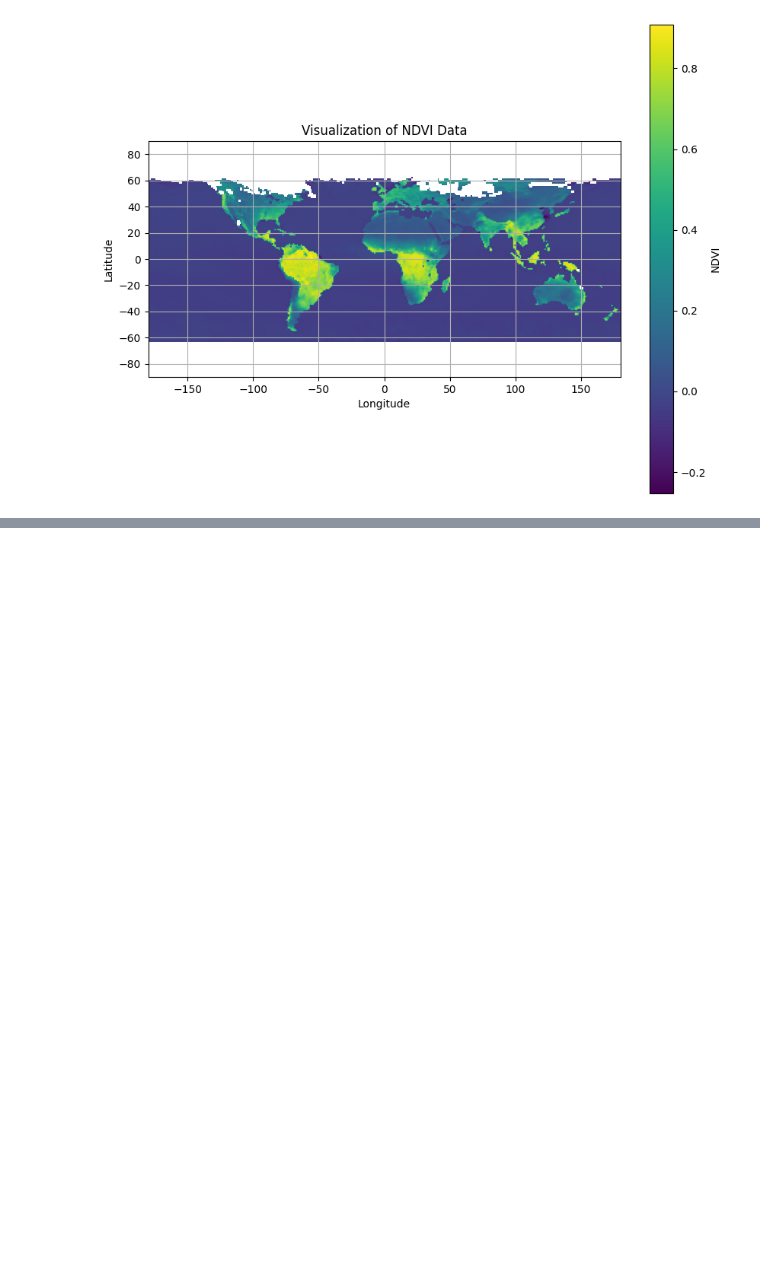
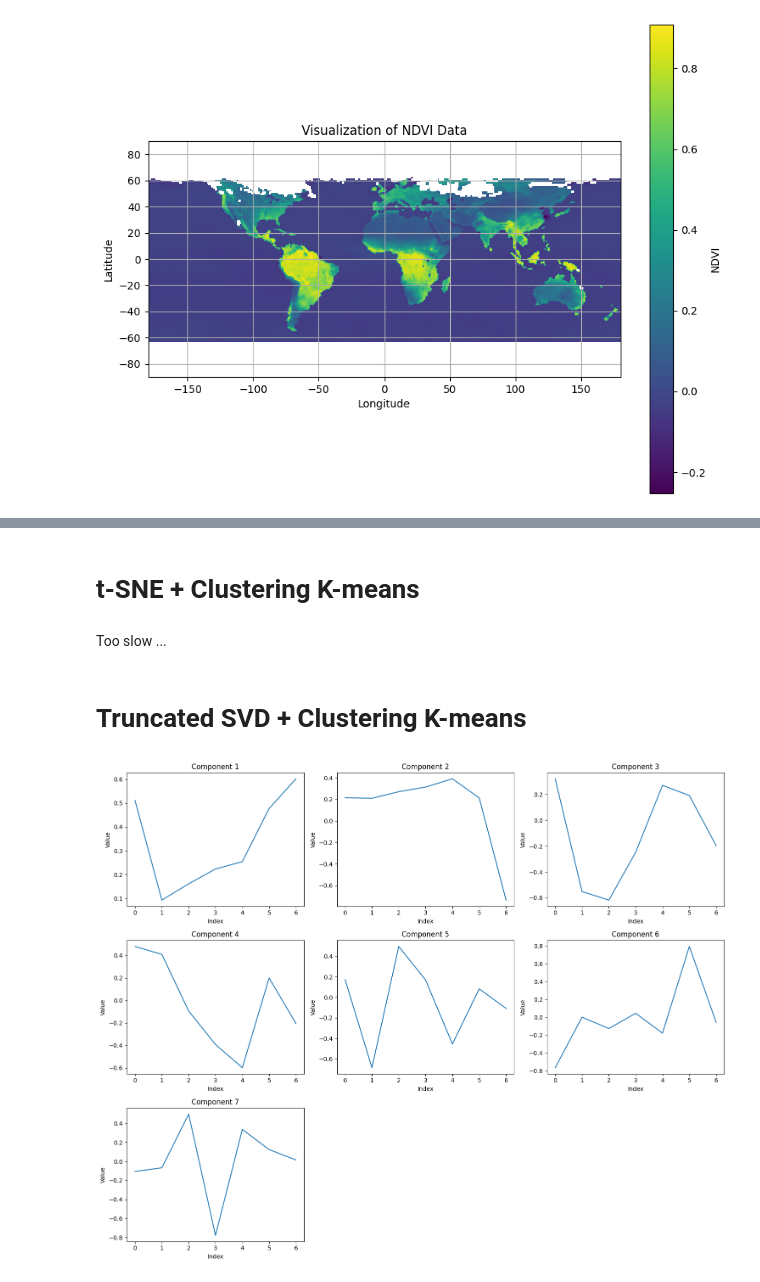
Before and after one commit to mathiswauquiez/GRASPSatelliteLandTypeClustering, a Jupyter notebook: MARIADASS_notebook.ipynb, the cells around one changed output, grey strips where cells are left out. Saved outputs shown, nothing was run; the diff lists cells and outputs as text; code cells hidden in the pictures; blank space fills up the shorter version.

```diff
--- a/MARIADASS_notebook.ipynb
+++ b/MARIADASS_notebook.ipynb
@@ -155,0 +334,2 @@ visualize_clusters('Cluster')
+# %% [markdown]
+# t-SNE + Clustering K-means
@@ -155,0 +376,67 @@ visualize_clusters('Cluster')
+# %% [markdown]
+Too slow ...
+# %% [markdown]
+# Truncated SVD + Clustering K-means
+# %%
+import pandas as pd
+import numpy as np
+from sklearn.decomposition import TruncatedSVD
+import matplotlib.pyplot as plt
+
+# Définition des fonctions de visualisation
+def visualize(feature):
+    im = data[feature].to_numpy().reshape((len(data.index.levels[0]), len(data.index.levels[1])))
+    plt.figure(figsize=(10, 8))
+    plt.imshow(im, cmap='viridis', extent=[-180, 180, -90, 90])
+    plt.colorbar(label=feature)
+    plt.title(f'Visualization of {feature} Data')
+    plt.xlabel('Longitude')
+    plt.ylabel('Latitude')
+    plt.grid(True)
+    plt.show()
+
+def visualize_svd_components(components):
+    num_components = len(components)
+    num_rows = int(np.ceil(num_components / 3))
+    num_cols = min(num_components, 3)
+
+    plt.figure(figsize=(15, 12))
+    for i in range(num_components):
+        component_image = components[i]
+        plt.subplot(num_rows, num_cols, i+1)
+        plt.plot(component_image)
+        plt.title(f'Component {i+1}')
+        plt.xlabel('Index')
+        plt.ylabel('Value')
+
+    plt.tight_layout()
+    plt.show()
+
+# Variables DHR et NDVI pour la décomposition
+DHR_variables = ['DHR1020', 'DHR443', 'DHR490', 'DHR565', 'DHR670', 'DHR865']
+decomposition_variables = DHR_variables + ['NDVI']
+
+# Sélection des données pour la décomposition
+decomposition_data = data[decomposition_variables].dropna()
+
+# Création du modèle de décomposition Truncated SVD
+n_components = 7 # = dim
+svd = TruncatedSVD(n_components=n_components)
+
+# Ajustement du modèle aux données et transformation des données
+denoised_data = svd.fit_transform(decomposition_data)
+
+# Reconstruction des données débruitées
+reconstructed_data = svd.inverse_transform(denoised_data)
+
+# Remplacer les valeurs débruitées dans les données originales
+data.loc[decomposition_data.index, decomposition_variables] = reconstructed_data
+
+# Visualisation des variables après décomposition
+# for variable in decomposition_variables:
+    # visualize(variable)
+
+# Visualisation des composantes SVD
+visualize_svd_components(svd.components_)
+# %% [output]
+[figure, added]
```
Also changed, not shown: parts of 21 cells of this notebook.
